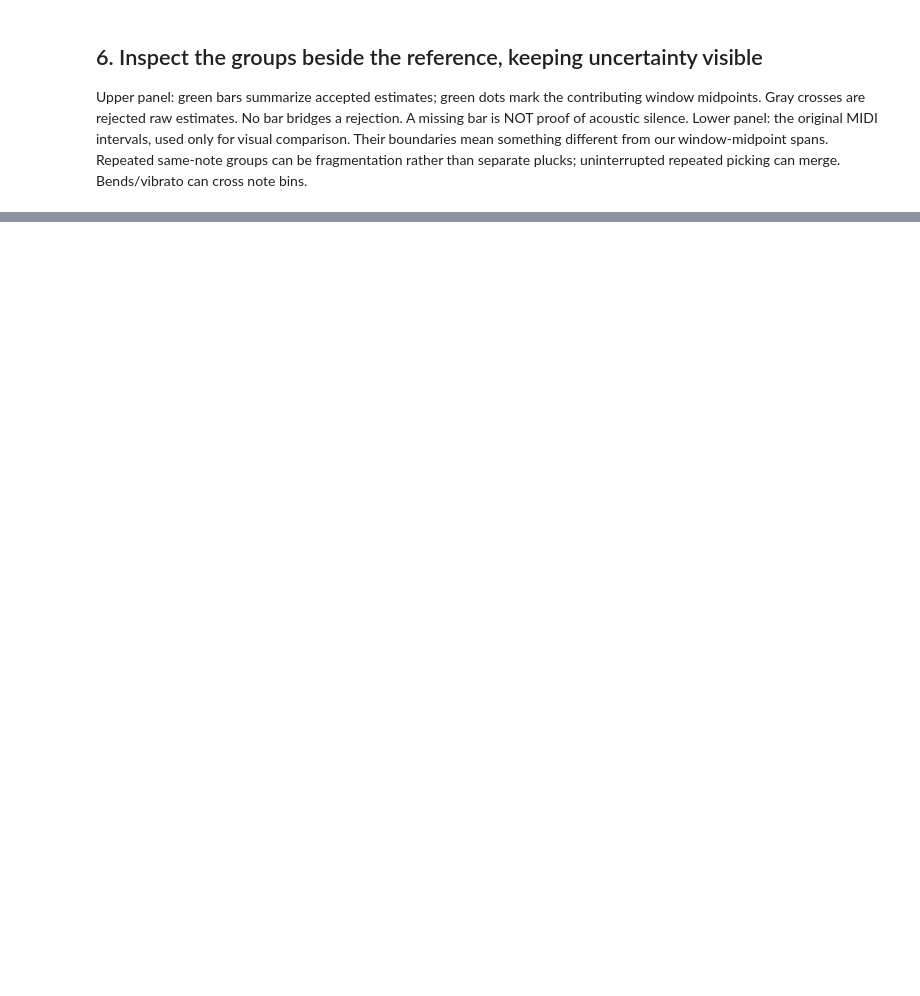
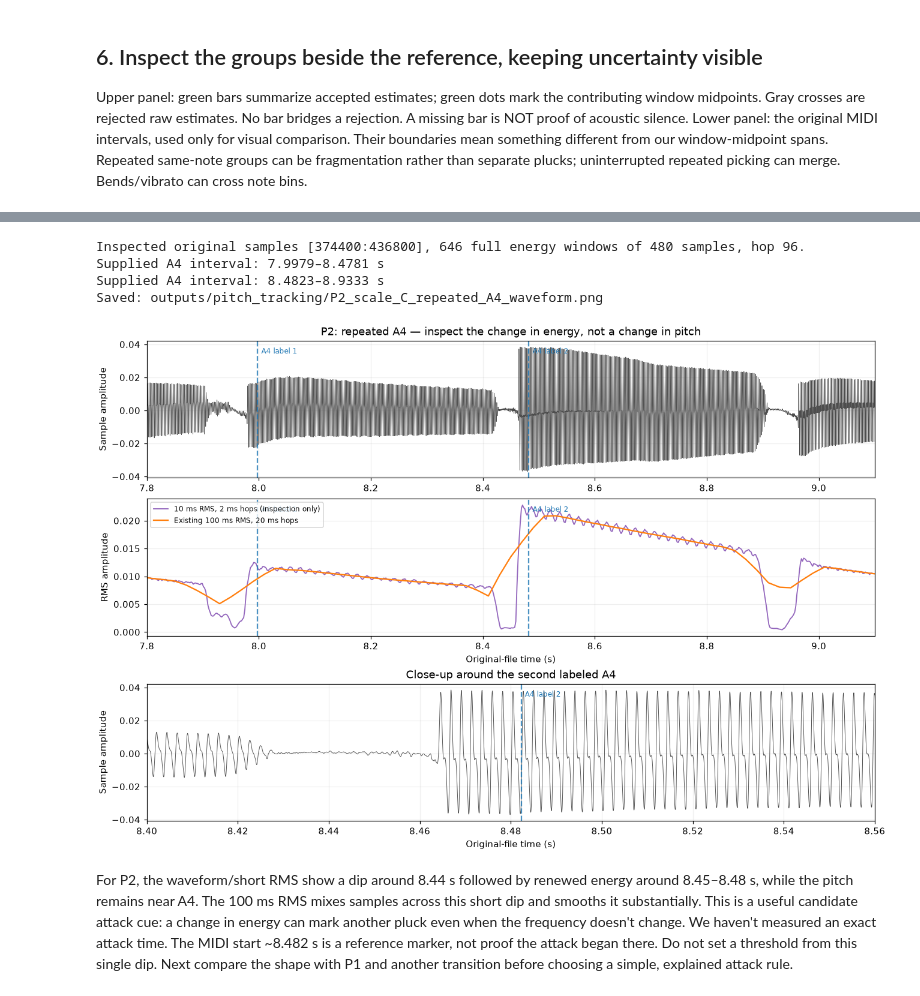
Before and after one commit to wesley-hawes/Guitar_ML, a Jupyter notebook: 06_tracking_a_scale.ipynb, the cells around one changed output, grey strips where cells are left out. Cells and saved outputs as stored; diff of their text form; code cells hidden in the pictures; blank space fills up the shorter version.

```diff
--- a/06_tracking_a_scale.ipynb
+++ b/06_tracking_a_scale.ipynb
@@ -411,0 +466,72 @@ bridging every gap or tuning durations until these 16 bars match the labels.
+# %%
+repeat_start_seconds, repeat_stop_seconds = 7.8, 9.1
+repeat_start_sample = round(repeat_start_seconds * rate)
+repeat_stop_sample = round(repeat_stop_seconds * rate)
+if repeat_stop_sample > len(signal):
+    raise ValueError('For the repeated-note plot, set excerpt_seconds=9.3 in the first cell and rerun.')
+repeat_samples = signal[repeat_start_sample:repeat_stop_sample]
+repeat_time = np.arange(repeat_start_sample, repeat_stop_sample) / rate
+energy_width = round(0.010 * rate)
+energy_hop = round(0.002 * rate)
+energy_rows = []
+for start in range(repeat_start_sample, repeat_stop_sample - energy_width + 1, energy_hop):
+    segment = signal[start:start + energy_width]
+    energy_rows.append(dict(start_sample=start, stop_sample_exclusive=start + energy_width,
+        midpoint_seconds=(start + energy_width / 2) / rate,
+        rms=float(np.sqrt(np.mean(segment ** 2)))))
+energy_time = np.array([row['midpoint_seconds'] for row in energy_rows])
+energy_rms = np.array([row['rms'] for row in energy_rows])
+a4_labels = [note for note in labels if note['midi_note'] == 69
+             and note['start_seconds'] < repeat_stop_seconds and note['end_seconds'] > repeat_start_seconds]
+repeat_fig, repeat_axes = plt.subplots(3, 1, figsize=(12, 8), constrained_layout=True)
+repeat_axes[0].plot(repeat_time, repeat_samples, color='0.3', linewidth=0.5)
+repeat_axes[0].set(title=f'{player}: repeated A4 — inspect the change in energy, not a change in pitch',
+                   ylabel='Sample amplitude', xlim=(repeat_start_seconds, repeat_stop_seconds))
+repeat_axes[1].plot(energy_time, energy_rms, color='tab:purple', linewidth=1.2,
+                   label='10 ms RMS, 2 ms hops (inspection only)')
+repeat_axes[1].plot(time, [row['rms'] for row in rows], color='tab:orange', linewidth=1.5,
+                   label='Existing 100 ms RMS, 20 ms hops')
+repeat_axes[1].set(ylabel='RMS amplitude', xlabel='Original-file time (s)',
+                   xlim=(repeat_start_seconds, repeat_stop_seconds))
+repeat_axes[1].legend(fontsize=8, loc='upper left')
+close_start, close_stop = round(8.40 * rate), round(8.56 * rate)
+repeat_axes[2].plot(np.arange(close_start, close_stop) / rate, signal[close_start:close_stop],
+                   color='0.3', linewidth=0.6)
+repeat_axes[2].set(xlim=(8.40, 8.56), ylabel='Sample amplitude', xlabel='Original-file time (s)',
+                   title='Close-up around the second labeled A4')
+for ax in repeat_axes:
+    ax.grid(alpha=0.2)
+    for index, note in enumerate(a4_labels):
+        if ax.get_xlim()[0] <= note['start_seconds'] <= ax.get_xlim()[1]:
+            ax.axvline(note['start_seconds'], color='tab:blue', linestyle='--', alpha=0.8)
+            ax.annotate(f"A4 label {index + 1}", (note['start_seconds'], 0.97),
+                        xycoords=('data', 'axes fraction'), xytext=(4, -3),
+                        textcoords='offset points', va='top', fontsize=8, color='tab:blue')
+repeat_figure_path = output_folder / f'{player}_scale_C_repeated_A4_waveform.png'
+repeat_fig.savefig(repeat_figure_path, dpi=150)
+plt.show()
+energy_path = output_folder / f'{player}_scale_C_repeated_A4_10ms_rms.csv'
+with energy_path.open('w', newline='') as handle:
+    writer = csv.DictWriter(handle, fieldnames=list(energy_rows[0]))
+    writer.writeheader()
+    writer.writerows(energy_rows)
+print(f'Inspected original samples [{repeat_start_sample}:{repeat_stop_sample}], '
+      f'{len(energy_rows)} full energy windows of {energy_width} samples, hop {energy_hop}.')
+for note in a4_labels:
+    print(f"Supplied A4 interval: {note['start_seconds']:.4f}–{note['end_seconds']:.4f} s")
+print('Saved:', repeat_figure_path)
+# %% [output]
+Inspected original samples [374400:436800], 646 full energy windows of 480 samples, hop 96.
+Supplied A4 interval: 7.9979–8.4781 s
+Supplied A4 interval: 8.4823–8.9333 s
+Saved: outputs/pitch_tracking/P2_scale_C_repeated_A4_waveform.png
+[figure, added]
+# %% [markdown]
+For P2, the waveform/short RMS show a dip around 8.44 s followed by renewed
+energy around 8.45–8.48 s, while the pitch remains near A4. The 100 ms RMS
+mixes samples across this short dip and smooths it substantially. This is a
+useful candidate attack cue: a change in energy can mark another pluck even
+when the frequency doesn't change. We haven't measured an exact attack time.
+The MIDI start ~8.482 s is a reference marker, not proof the attack began there.
+Do not set a threshold from this single dip. Next compare the shape with P1
+and another transition before choosing a simple, explained attack rule.
```
Also changed, not shown: parts of 13 cells of this notebook, 17 other files.
